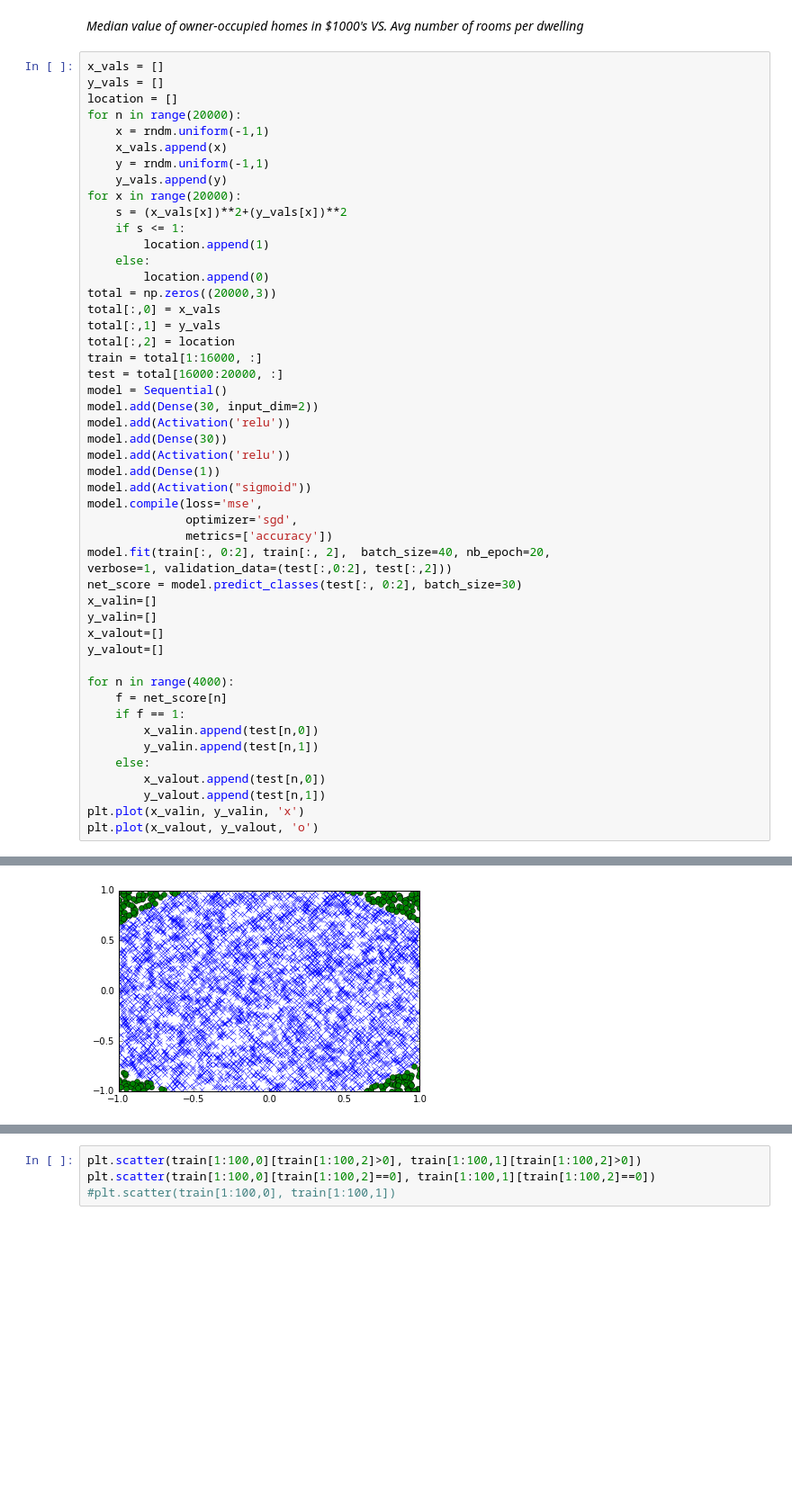
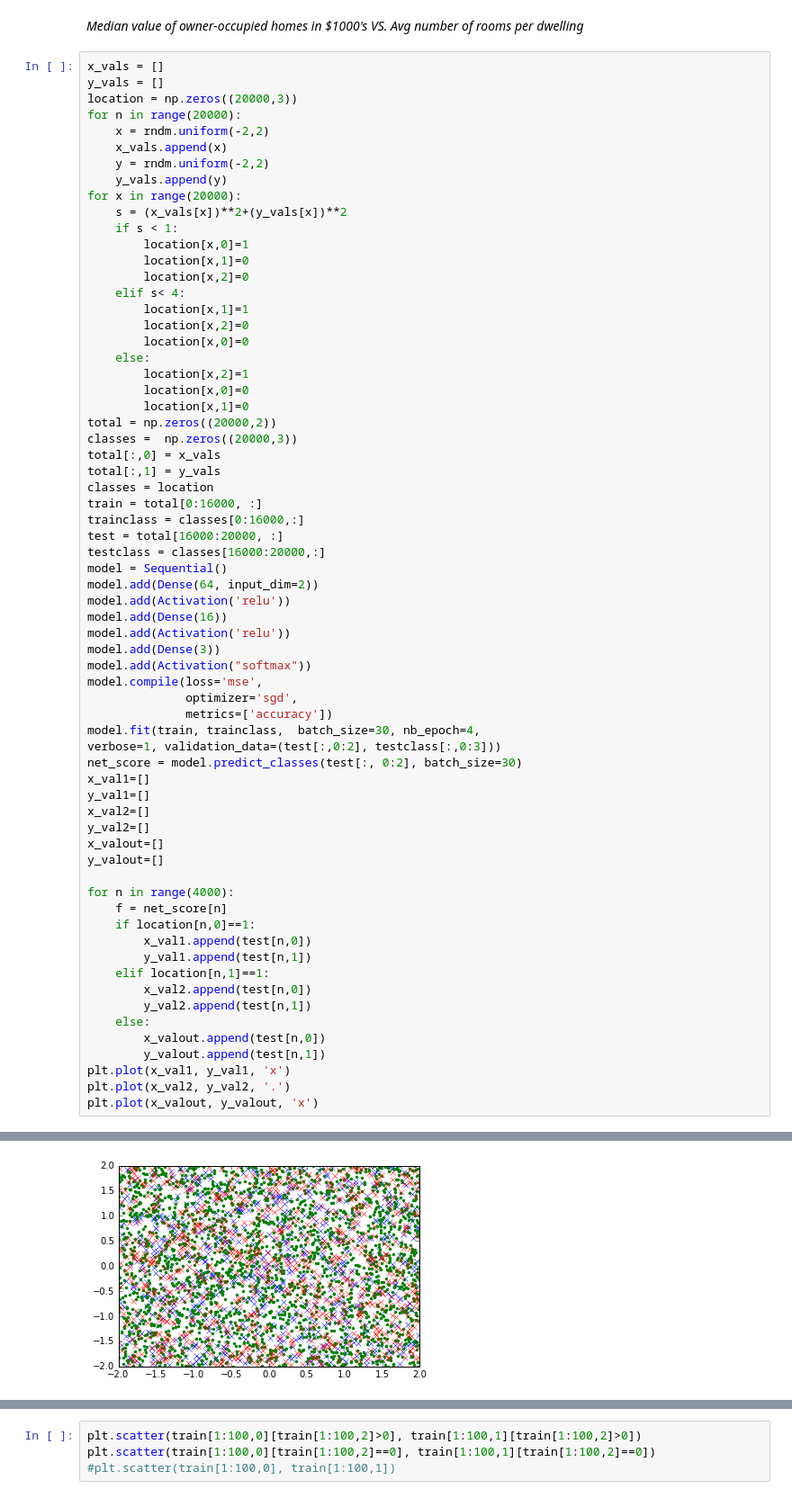
Before and after one commit to rshah075/YSP2k16, a Jupyter notebook: Circle Neural Network.ipynb, the cells around one changed output, grey strips where cells are left out. Shown at 90% size. Drawn from its saved outputs; the diff is of its cells as text; blank space fills up the shorter version.

```diff
--- a/Circle Neural Network.ipynb
+++ b/Circle Neural Network.ipynb
@@ -17,50 +17,67 @@ Using Theano backend.
 # %%
 x_vals = []
 y_vals = []
-location = []
+location = np.zeros((20000,3))
 for n in range(20000):
-    x = rndm.uniform(-1,1)
+    x = rndm.uniform(-2,2)
     x_vals.append(x)
-    y = rndm.uniform(-1,1)
+    y = rndm.uniform(-2,2)
     y_vals.append(y)
 for x in range(20000):
     s = (x_vals[x])**2+(y_vals[x])**2
-    if s <= 1:
-        location.append(1)
+    if s < 1:
+        location[x,0]=1
+        location[x,1]=0
+        location[x,2]=0
+    elif s< 4:
+        location[x,1]=1
+        location[x,2]=0
+        location[x,0]=0
     else:
-        location.append(0)
-total = np.zeros((20000,3))
+        location[x,2]=1
+        location[x,0]=0
+        location[x,1]=0
+total = np.zeros((20000,2))
+classes =  np.zeros((20000,3))
 total[:,0] = x_vals
 total[:,1] = y_vals
-total[:,2] = location
-train = total[1:16000, :]
+classes = location
+train = total[0:16000, :]
+trainclass = classes[0:16000,:]
 test = total[16000:20000, :]
+testclass = classes[16000:20000,:]
 model = Sequential()
-model.add(Dense(30, input_dim=2))
+model.add(Dense(64, input_dim=2))
 model.add(Activation('relu'))
-model.add(Dense(30))
+model.add(Dense(16))
 model.add(Activation('relu'))
-model.add(Dense(1))
-model.add(Activation("sigmoid"))
+model.add(Dense(3))
+model.add(Activation("softmax"))
 model.compile(loss='mse',
               optimizer='sgd',
               metrics=['accuracy'])
-model.fit(train[:, 0:2], train[:, 2],  batch_size=40, nb_epoch=20,
-verbose=1, validation_data=(test[:,0:2], test[:,2]))
+model.fit(train, trainclass,  batch_size=30, nb_epoch=4,
+verbose=1, validation_data=(test[:,0:2], testclass[:,0:3]))
 net_score = model.predict_classes(test[:, 0:2], batch_size=30)
-x_valin=[]
-y_valin=[]
+x_val1=[]
+y_val1=[]
+x_val2=[]
+y_val2=[]
 x_valout=[]
 y_valout=[]
 
 for n in range(4000):
     f = net_score[n]
-    if f == 1:
-        x_valin.append(test[n,0])
-        y_valin.append(test[n,1])
+    if location[n,0]==1:
+        x_val1.append(test[n,0])
+        y_val1.append(test[n,1])
+    elif location[n,1]==1:
+        x_val2.append(test[n,0])
+        y_val2.append(test[n,1])
     else:
         x_valout.append(test[n,0])
         y_valout.append(test[n,1])
-plt.plot(x_valin, y_valin, 'x')
-plt.plot(x_valout, y_valout, 'o')
+plt.plot(x_val1, y_val1, 'x')
+plt.plot(x_val2, y_val2, '.')
+plt.plot(x_valout, y_valout, 'x')
 # %% [output]
@@ -84,2 +93,2 @@ Epoch 20/20
 [<matplotlib.lines.Line2D at 0x...>]
-[figure, old version]
+[figure, new version]
```
Also changed, not shown: parts of 3 cells of this notebook.
